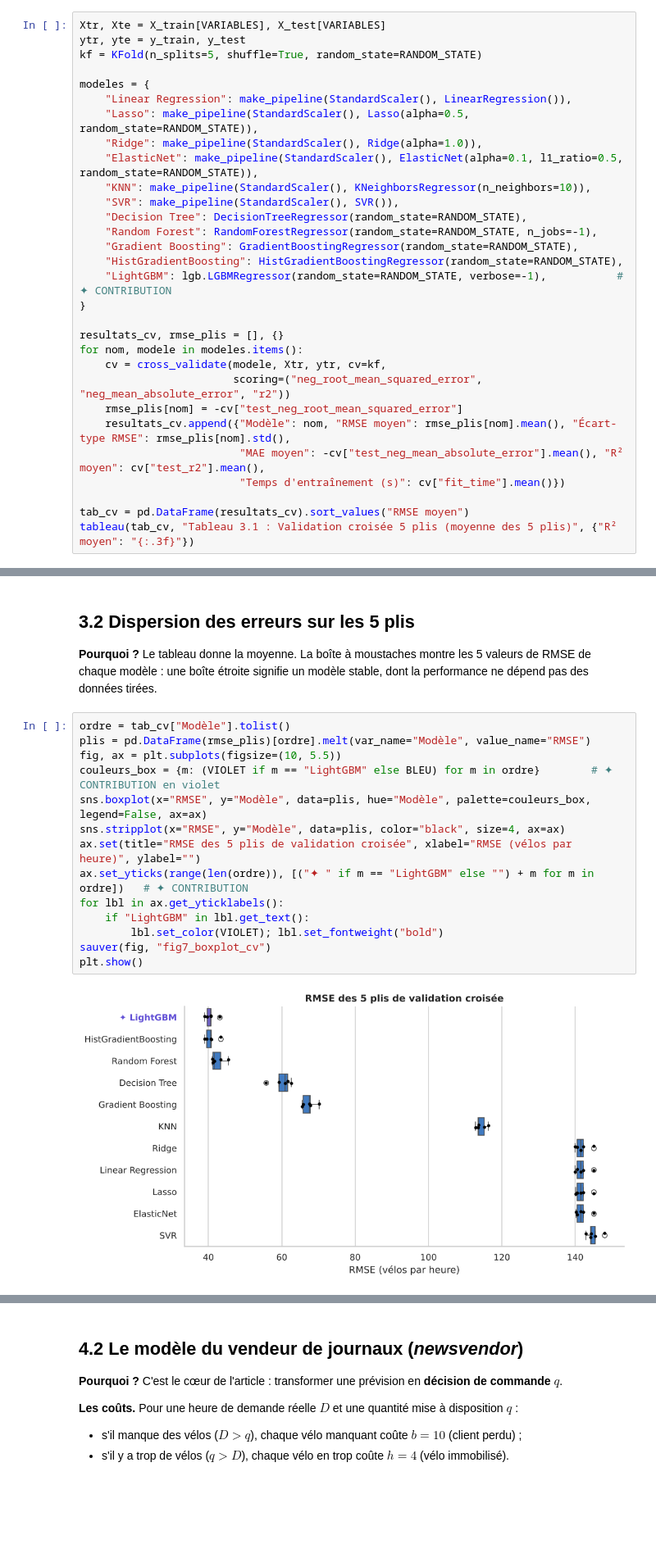
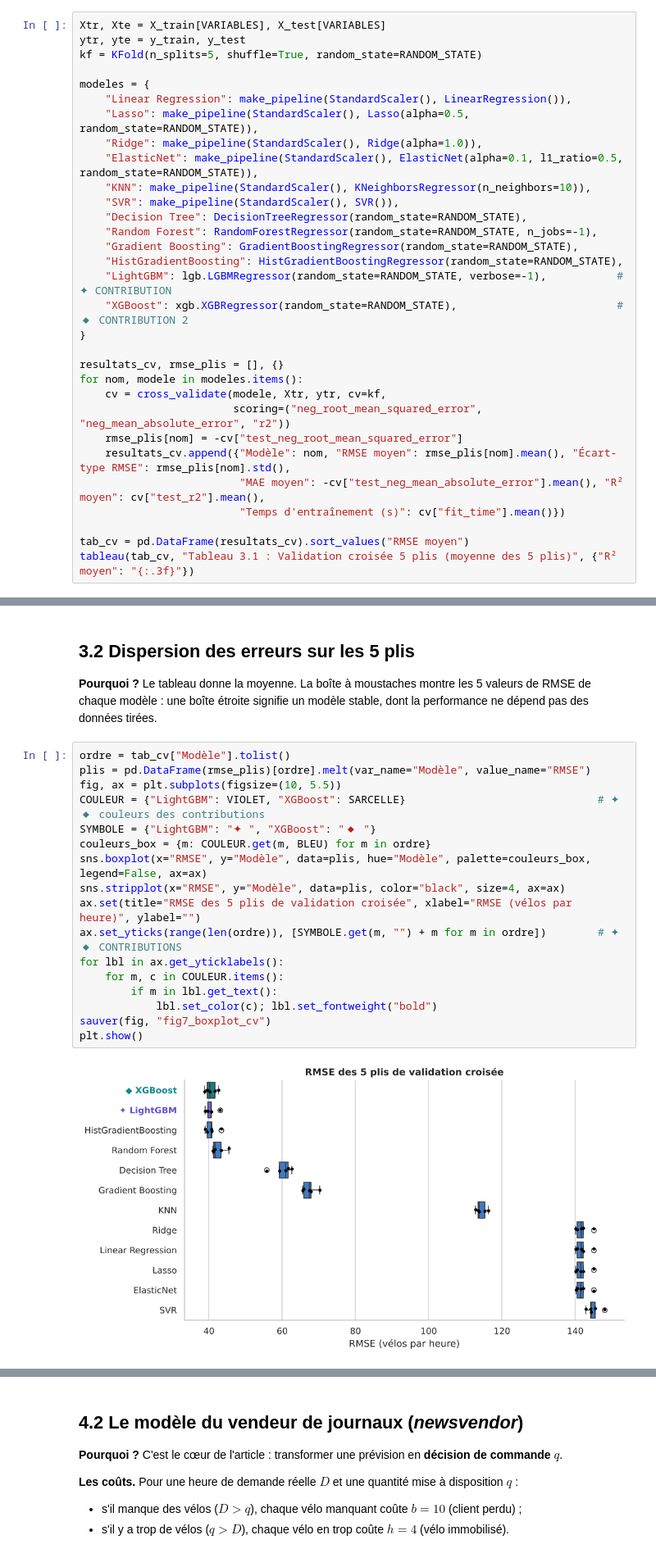
Before and after one commit to eliasbelme/eliasbelme.github.io, a Jupyter notebook: TP_GP27_FBNV.ipynb, the cells around one changed output, grey strips where cells are left out. Shown at 82% size. Saved outputs shown, nothing was run; the diff lists cells and outputs as text; blank space fills up the shorter version.

```diff
--- a/TP_GP27_FBNV.ipynb
+++ b/TP_GP27_FBNV.ipynb
@@ -692,6 +739,7 @@ modeles = {
     "Gradient Boosting": GradientBoostingRegressor(random_state=RANDOM_STATE),
     "HistGradientBoosting": HistGradientBoostingRegressor(random_state=RANDOM_STATE),
     "LightGBM": lgb.LGBMRegressor(random_state=RANDOM_STATE, verbose=-1),           # ✦ CONTRIBUTION
+    "XGBoost": xgb.XGBRegressor(random_state=RANDOM_STATE),                         # ◆ CONTRIBUTION 2
 }
 
 resultats_cv, rmse_plis = [], {}
@@ -737,19 +787,22 @@ Tableau 3.1 : Validation croisée 5 plis (moyenne des 5 plis) · ✦ en violet :
 # %%
 ordre = tab_cv["Modèle"].tolist()
 plis = pd.DataFrame(rmse_plis)[ordre].melt(var_name="Modèle", value_name="RMSE")
 fig, ax = plt.subplots(figsize=(10, 5.5))
-couleurs_box = {m: (VIOLET if m == "LightGBM" else BLEU) for m in ordre}        # ✦ CONTRIBUTION en violet
+COULEUR = {"LightGBM": VIOLET, "XGBoost": SARCELLE}                              # ✦ ◆ couleurs des contributions
+SYMBOLE = {"LightGBM": "✦ ", "XGBoost": "◆ "}
+couleurs_box = {m: COULEUR.get(m, BLEU) for m in ordre}
 sns.boxplot(x="RMSE", y="Modèle", data=plis, hue="Modèle", palette=couleurs_box, legend=False, ax=ax)
 sns.stripplot(x="RMSE", y="Modèle", data=plis, color="black", size=4, ax=ax)
 ax.set(title="RMSE des 5 plis de validation croisée", xlabel="RMSE (vélos par heure)", ylabel="")
-ax.set_yticks(range(len(ordre)), [("✦ " if m == "LightGBM" else "") + m for m in ordre])   # ✦ CONTRIBUTION
+ax.set_yticks(range(len(ordre)), [SYMBOLE.get(m, "") + m for m in ordre])        # ✦ ◆ CONTRIBUTIONS
 for lbl in ax.get_yticklabels():
-    if "LightGBM" in lbl.get_text():
-        lbl.set_color(VIOLET); lbl.set_fontweight("bold")
+    for m, c in COULEUR.items():
+        if m in lbl.get_text():
+            lbl.set_color(c); lbl.set_fontweight("bold")
 sauver(fig, "fig7_boxplot_cv")
 plt.show()
 # %% [output]
-[figure, old version]
+[figure, new version]
 # %% [markdown]
 **Finding (Constats chiffrés)**
 * L'écart-type entre plis ne dépasse pas 2,5 vélos, quelle que soit la méthode. Les boîtes des 4 groupes (arbres, KNN, linéaires et SVR) ne se chevauchent pas.
```
Also changed, not shown: parts of 33 cells of this notebook, 7 other files.
